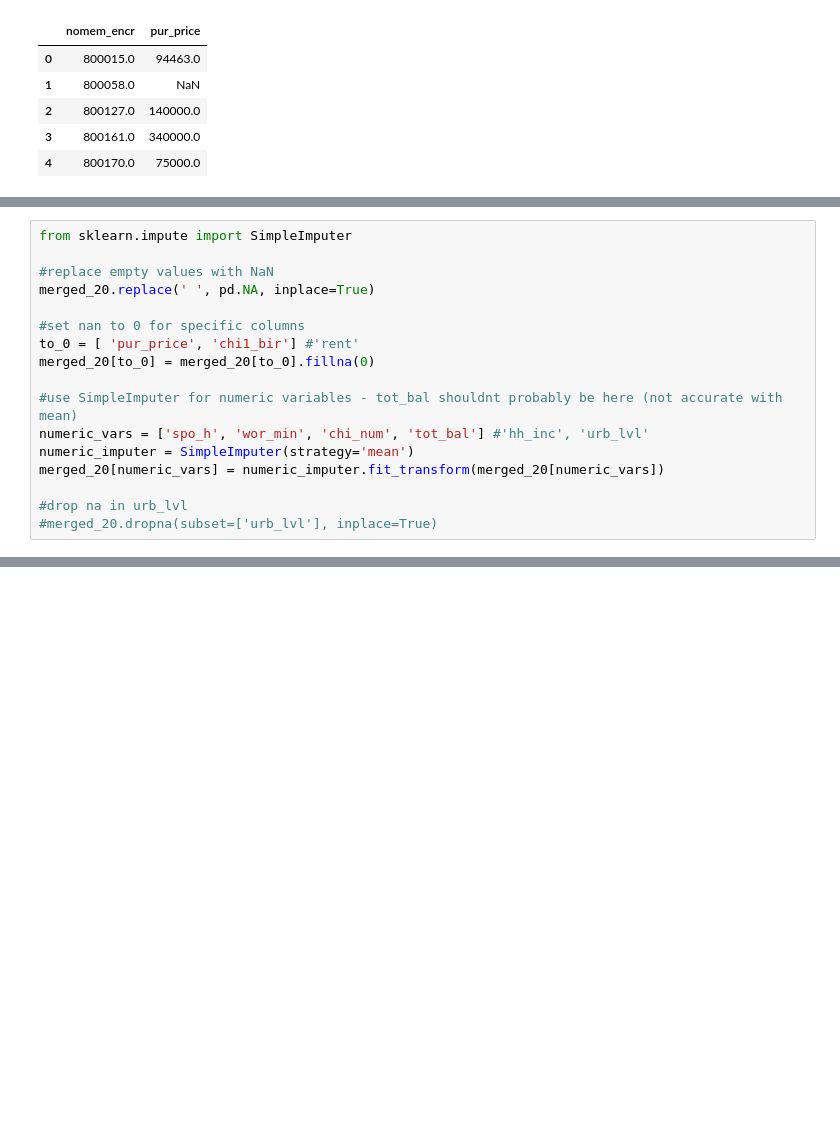
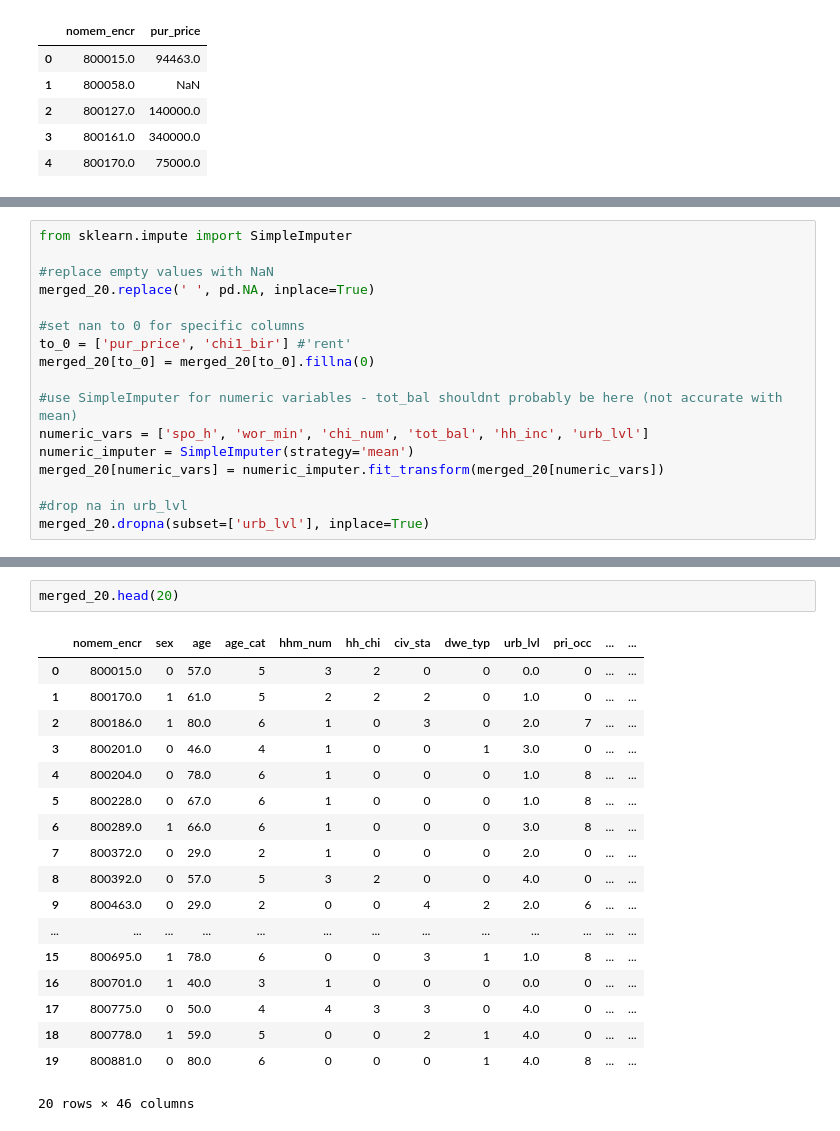
Before and after one commit to martynapiskorz/carn-t, a Jupyter notebook: LISS By wave/Y 20/merged_20.ipynb, the cells around one changed output, grey strips where cells are left out. Drawn from its saved outputs; the diff is of its cells as text; blank space fills up the shorter version.

```diff
--- a/LISS By wave/Y 20/merged_20.ipynb
+++ b/LISS By wave/Y 20/merged_20.ipynb
@@ -391,13 +390,13 @@ from sklearn.impute import SimpleImputer
 merged_20.replace(' ', pd.NA, inplace=True)
 
 #set nan to 0 for specific columns
-to_0 = [ 'pur_price', 'chi1_bir'] #'rent'
+to_0 = ['pur_price', 'chi1_bir'] #'rent'
 merged_20[to_0] = merged_20[to_0].fillna(0)
 
 #use SimpleImputer for numeric variables - tot_bal shouldnt probably be here (not accurate with mean)
-numeric_vars = ['spo_h', 'wor_min', 'chi_num', 'tot_bal'] #'hh_inc', 'urb_lvl'
+numeric_vars = ['spo_h', 'wor_min', 'chi_num', 'tot_bal', 'hh_inc', 'urb_lvl']
 numeric_imputer = SimpleImputer(strategy='mean')
 merged_20[numeric_vars] = numeric_imputer.fit_transform(merged_20[numeric_vars])
 
 #drop na in urb_lvl
-#merged_20.dropna(subset=['urb_lvl'], inplace=True)
+merged_20.dropna(subset=['urb_lvl'], inplace=True)
@@ -406,0 +415,21 @@ KeyError: 'urb_lvl'
+# %%
+merged_20.head(20)
+# %% [output]
+|  | nomem_encr | sex | age | age_cat | hhm_num | hh_chi | civ_sta | dwe_typ | urb_lvl | pri_occ | ... | ... |
+| 0 | 800015.0 | 0 | 57.0 | 5 | 3 | 2 | 0 | 0 | 0.0 | 0 | ... | ... |
+| 1 | 800170.0 | 1 | 61.0 | 5 | 2 | 2 | 2 | 0 | 1.0 | 0 | ... | ... |
+| 2 | 800186.0 | 1 | 80.0 | 6 | 1 | 0 | 3 | 0 | 2.0 | 7 | ... | ... |
+| 3 | 800201.0 | 0 | 46.0 | 4 | 1 | 0 | 0 | 1 | 3.0 | 0 | ... | ... |
+| 4 | 800204.0 | 0 | 78.0 | 6 | 1 | 0 | 0 | 0 | 1.0 | 8 | ... | ... |
+| 5 | 800228.0 | 0 | 67.0 | 6 | 1 | 0 | 0 | 0 | 1.0 | 8 | ... | ... |
+| 6 | 800289.0 | 1 | 66.0 | 6 | 1 | 0 | 0 | 0 | 3.0 | 8 | ... | ... |
+| 7 | 800372.0 | 0 | 29.0 | 2 | 1 | 0 | 0 | 0 | 2.0 | 0 | ... | ... |
+| 8 | 800392.0 | 0 | 57.0 | 5 | 3 | 2 | 0 | 0 | 4.0 | 0 | ... | ... |
+| 9 | 800463.0 | 0 | 29.0 | 2 | 0 | 0 | 4 | 2 | 2.0 | 6 | ... | ... |
+| ... | ... | ... | ... | ... | ... | ... | ... | ... | ... | ... | ... | ... |
+| 15 | 800695.0 | 1 | 78.0 | 6 | 0 | 0 | 3 | 1 | 1.0 | 8 | ... | ... |
+| 16 | 800701.0 | 1 | 40.0 | 3 | 1 | 0 | 0 | 0 | 0.0 | 0 | ... | ... |
+| 17 | 800775.0 | 0 | 50.0 | 4 | 4 | 3 | 3 | 0 | 4.0 | 0 | ... | ... |
+| 18 | 800778.0 | 1 | 59.0 | 5 | 0 | 0 | 2 | 1 | 4.0 | 0 | ... | ... |
+| 19 | 800881.0 | 0 | 80.0 | 6 | 0 | 0 | 0 | 1 | 4.0 | 8 | ... | ... |
+20 rows × 46 columns
```
Also changed, not shown: parts of 5 cells of this notebook.
